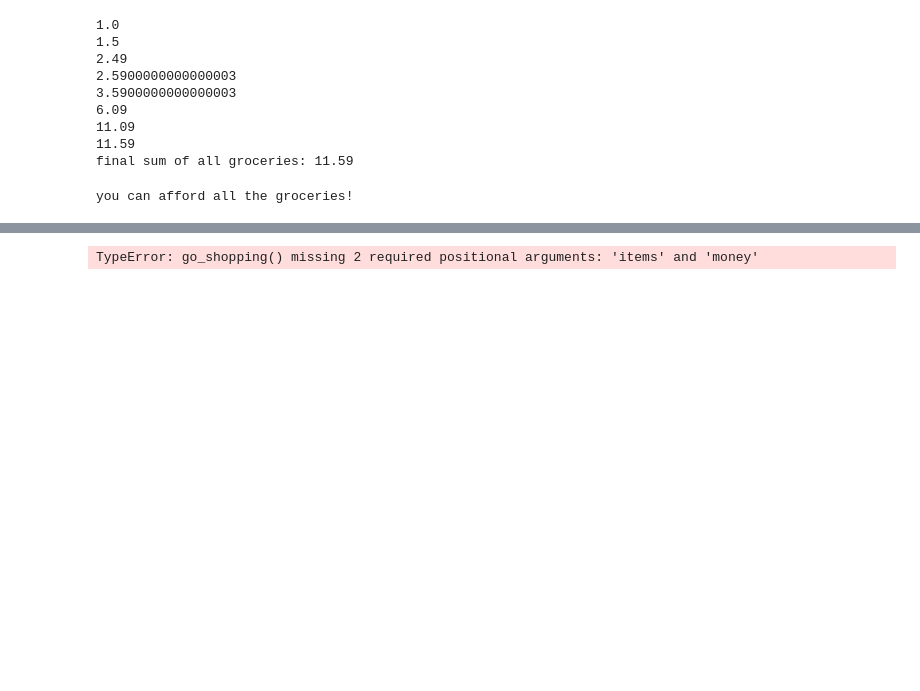
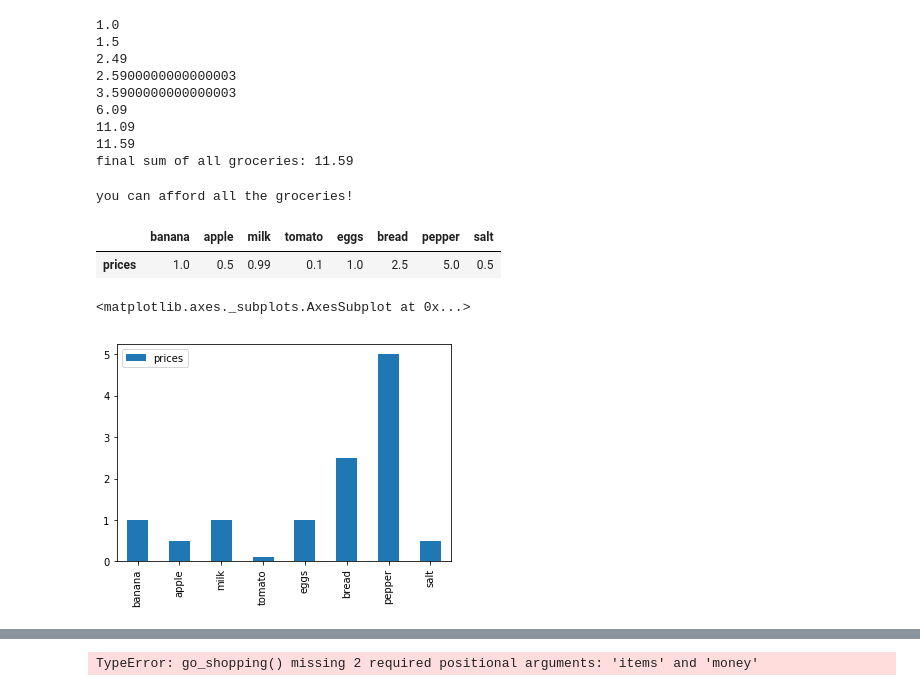
Before and after one commit to InformationSystemsFreiburg/python-webscraping-workshop, a Jupyter notebook: notebooks/basic ideas.ipynb, the cells around one changed output, grey strips where cells are left out. Cells and saved outputs as stored; diff of their text form; code cells hidden in the pictures; blank space fills up the shorter version.

Commit message:
added plotting of data

```diff
--- a/notebooks/basic ideas.ipynb
+++ b/notebooks/basic ideas.ipynb
@@ -252,0 +255,6 @@ you can afford all the groceries!
+# %%
+df = pd.DataFrame(shopping_cart_with_prices, index=['prices'])
+df
+# %% [output]
+|  | banana | apple | milk | tomato | eggs | bread | pepper | salt |
+| prices | 1.0 | 0.5 | 0.99 | 0.1 | 1.0 | 2.5 | 5.0 | 0.5 |
@@ -252,0 +263,7 @@ you can afford all the groceries!
+# %%
+df = df.T
+# %%
+df.plot(kind='bar')
+# %% [output]
+<matplotlib.axes._subplots.AxesSubplot at 0x...>
+[figure, added]
```
Also changed, not shown: parts of 20 cells of this notebook.
